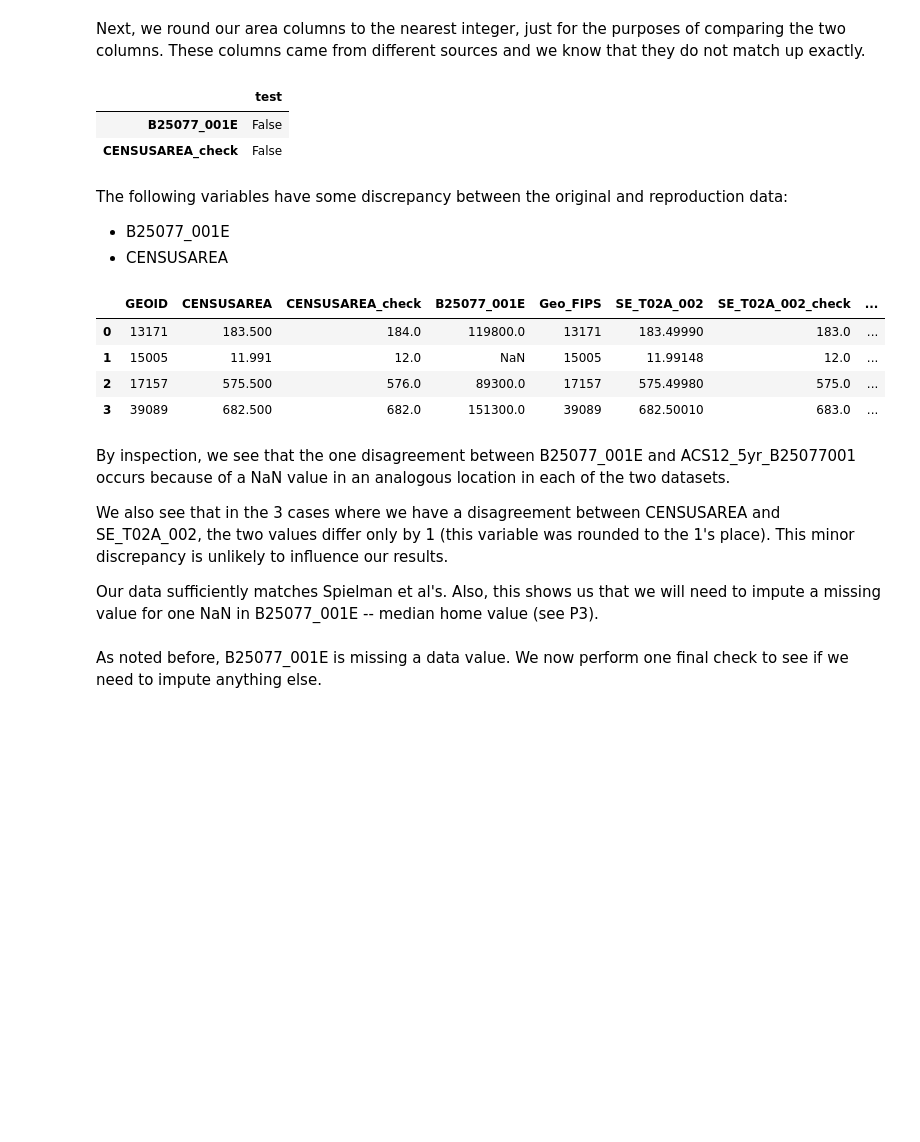
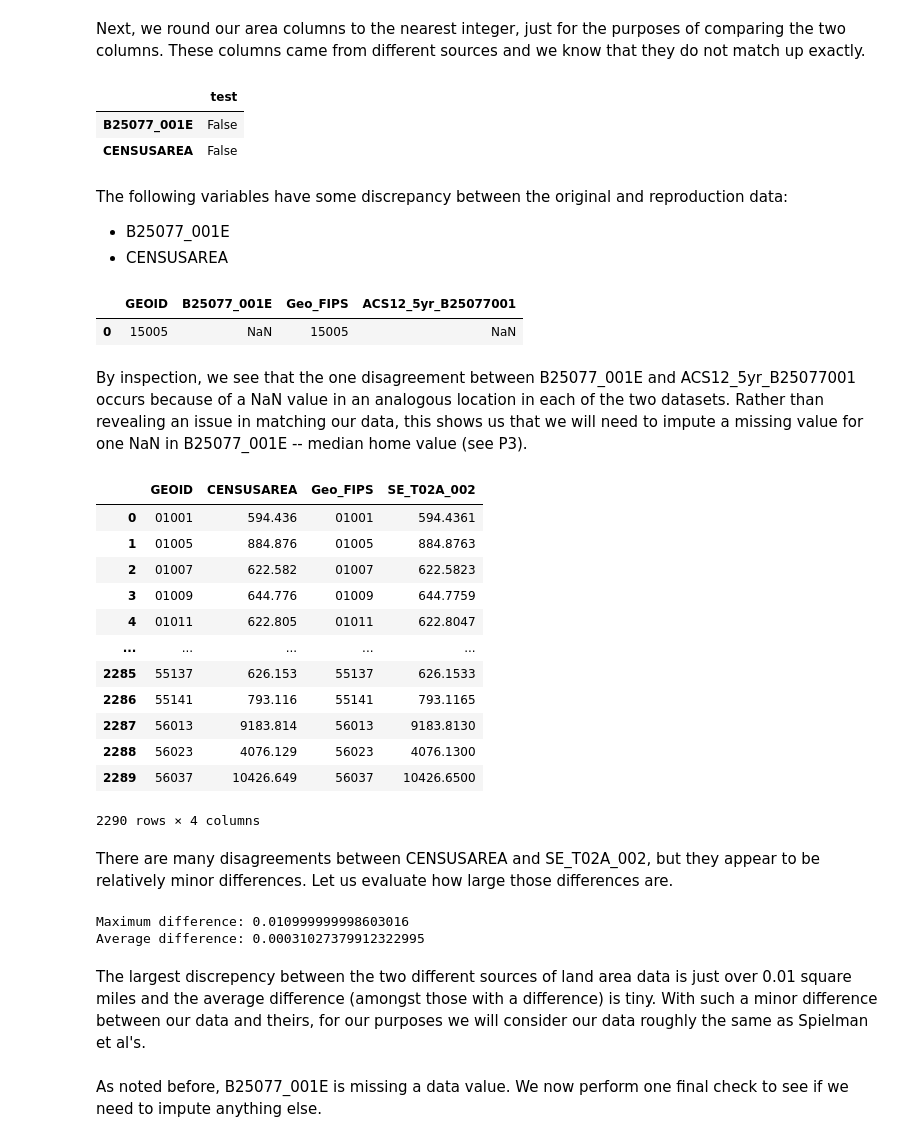
Before and after one commit to HEGSRR/RPl-Spielman-2020, a Jupyter notebook: procedure/code/RPr-Spielman-2020.ipynb, the cells around one changed output. Drawn from its saved outputs; the diff is of its cells as text; code cells hidden in the pictures; blank space fills up the shorter version.

Commit message:
improve data comparisons

```diff
--- a/procedure/code/RPr-Spielman-2020.ipynb
+++ b/procedure/code/RPr-Spielman-2020.ipynb
@@ -374,13 +374,13 @@ def equiv(table1, sort1, column1, table2, sort2, column2):
 # %% [markdown]
 Next, we round our area columns to the nearest integer, just for the purposes of comparing the two columns. These columns came from different sources and we know that they do not match up exactly.
 # %%
-# Round area column
-acs['SE_T02A_002_check'] = acs.SE_T02A_002.round(0)
-counties['CENSUSAREA_check'] = counties.CENSUSAREA.round(0)
+# # Round area column
+# acs['SE_T02A_002_check'] = acs.SE_T02A_002.round(0)
+# counties['CENSUSAREA_check'] = counties.CENSUSAREA.round(0)
 
 # Add the area variables to the lists of variables
-acs_variables.append('CENSUSAREA_check')
-spielman_acs_variables.append('SE_T02A_002_check')
+acs_variables.append('CENSUSAREA')
+spielman_acs_variables.append('SE_T02A_002')
 # %%
 # Perform equivalency test
 test = equiv(counties, "GEOID", acs_variables, acs, "Geo_FIPS", spielman_acs_variables)
@@ -389,42 +389,79 @@ matching_cols.loc[~matching_cols.test] # Identify the columns that have some dat
 # %% [output]
 |  | test |
 | B25077_001E | False |
-| CENSUSAREA_check | False |
+| CENSUSAREA | False |
 # %% [markdown]
 The following variables have some discrepancy between the original and reproduction data:
 - B25077_001E
 - CENSUSAREA
 # %%
-# Inspect the data values at the indices with data discrepancies
+# Inspect the data values for B25077_001E at the indices with data discrepancies
 
 # Find the rows for which there are data discrepancies
-messed_up_indices = test[["CENSUSAREA_check", "B25077_001E"]].loc[~test.CENSUSAREA_check |~test.B25077_001E]
+messed_up_indices = test[["B25077_001E"]].loc[~test.B25077_001E]
 
 # Select the data of interest from tygris
 tygris_data = counties.sort_values(by = "GEOID")\
     .reset_index().loc[messed_up_indices.index]\
-    [["GEOID", "CENSUSAREA", "CENSUSAREA_check", "B25077_001E"]]
+    [["GEOID", "B25077_001E"]]
 
 # Select the data of interest from Spielman et al
 spielman_data = acs.sort_values(by = "Geo_FIPS")\
     .reset_index().loc[messed_up_indices.index]\
-    [["Geo_FIPS", "SE_T02A_002", "SE_T02A_002_check", "ACS12_5yr_B25077001"]]
+    [["Geo_FIPS", "ACS12_5yr_B25077001"]]
 
 # Join and inspect
 merged = tygris_data.merge(spielman_data, how = "inner", left_on = "GEOID", right_on = "Geo_FIPS")
 merged
 # %% [output]
-|  | GEOID | CENSUSAREA | CENSUSAREA_check | B25077_001E | Geo_FIPS | SE_T02A_002 | SE_T02A_002_check | ... |
-| 0 | 13171 | 183.500 | 184.0 | 119800.0 | 13171 | 183.49990 | 183.0 | ... |
-| 1 | 15005 | 11.991 | 12.0 | NaN | 15005 | 11.99148 | 12.0 | ... |
-| 2 | 17157 | 575.500 | 576.0 | 89300.0 | 17157 | 575.49980 | 575.0 | ... |
-| 3 | 39089 | 682.500 | 682.0 | 151300.0 | 39089 | 682.50010 | 683.0 | ... |
+|  | GEOID | B25077_001E | Geo_FIPS | ACS12_5yr_B25077001 |
+| 0 | 15005 | NaN | 15005 | NaN |
 # %% [markdown]
 By inspection, we see that the one disagreement between B25077_001E and ACS12_5yr_B25077001 occurs because of a NaN value in an analogous location in each of the two datasets.
-
-We also see that in the 3 cases where we have a disagreement between CENSUSAREA and SE_T02A_002, the two values differ only by 1 (this variable was rounded to the 1's place). This minor discrepancy is unlikely to influence our results.
-
-Our data sufficiently matches Spielman et al's. Also, this shows us that we will need to impute a missing value for one NaN in B25077_001E -- median home value (see P3).
+Rather than revealing an issue in matching our data, this shows us that we will need to impute a missing value for one NaN in B25077_001E -- median home value (see P3).
+# %%
+# Inspect the data values for CENSUSAREA at the indices with data discrepancies
+
+# Find the rows for which there are data discrepancies
+messed_up_indices = test[["CENSUSAREA"]].loc[~test.CENSUSAREA]
+
+# Select the data of interest from tygris
+tygris_data = counties.sort_values(by = "GEOID")\
+    .reset_index().loc[messed_up_indices.index]\
+    [["GEOID", "CENSUSAREA"]]
+
+# Select the data of interest from Spielman et al
+spielman_data = acs.sort_values(by = "Geo_FIPS")\
+    .reset_index().loc[messed_up_indices.index]\
+    [["Geo_FIPS", "SE_T02A_002"]]
+
+# Join and inspect
+merged = tygris_data.merge(spielman_data, how = "inner", left_on = "GEOID", right_on = "Geo_FIPS")
+merged
+# %% [output]
+|  | GEOID | CENSUSAREA | Geo_FIPS | SE_T02A_002 |
+| 0 | 01001 | 594.436 | 01001 | 594.4361 |
+| 1 | 01005 | 884.876 | 01005 | 884.8763 |
+| 2 | 01007 | 622.582 | 01007 | 622.5823 |
+| 3 | 01009 | 644.776 | 01009 | 644.7759 |
+| 4 | 01011 | 622.805 | 01011 | 622.8047 |
+| ... | ... | ... | ... | ... |
+| 2285 | 55137 | 626.153 | 55137 | 626.1533 |
+| 2286 | 55141 | 793.116 | 55141 | 793.1165 |
+| 2287 | 56013 | 9183.814 | 56013 | 9183.8130 |
+| 2288 | 56023 | 4076.129 | 56023 | 4076.1300 |
+| 2289 | 56037 | 10426.649 | 56037 | 10426.6500 |
+2290 rows × 4 columns
+# %% [markdown]
+There are many disagreements between CENSUSAREA and SE_T02A_002, but they appear to be relatively minor differences. Let us evaluate how large those differences are.
+# %%
+merged["Difference"] = abs(merged["CENSUSAREA"] - merged["SE_T02A_002"])
+print("Maximum difference:", merged['Difference'].max(), "\nAverage difference:", merged['Difference'].mean())
+# %% [output]
+Maximum difference: 0.010999999998603016
+Average difference: 0.00031027379912322995
+# %% [markdown]
+The largest discrepency between the two different sources of land area data is just over 0.01 square miles and the average difference (amongst those with a difference) is tiny. With such a minor difference between our data and theirs, for our purposes we will consider our data roughly the same as Spielman et al's.
 # %%
 # Step P2
 # Calculating the variables used in SoVI
```
Also changed, not shown: parts of 2 cells of this notebook, 3 other files.
